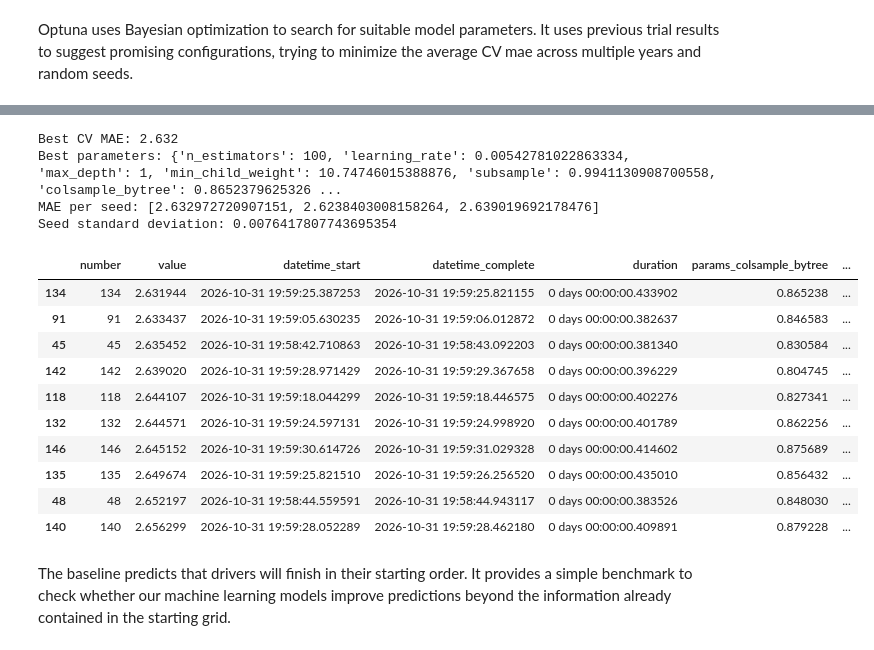
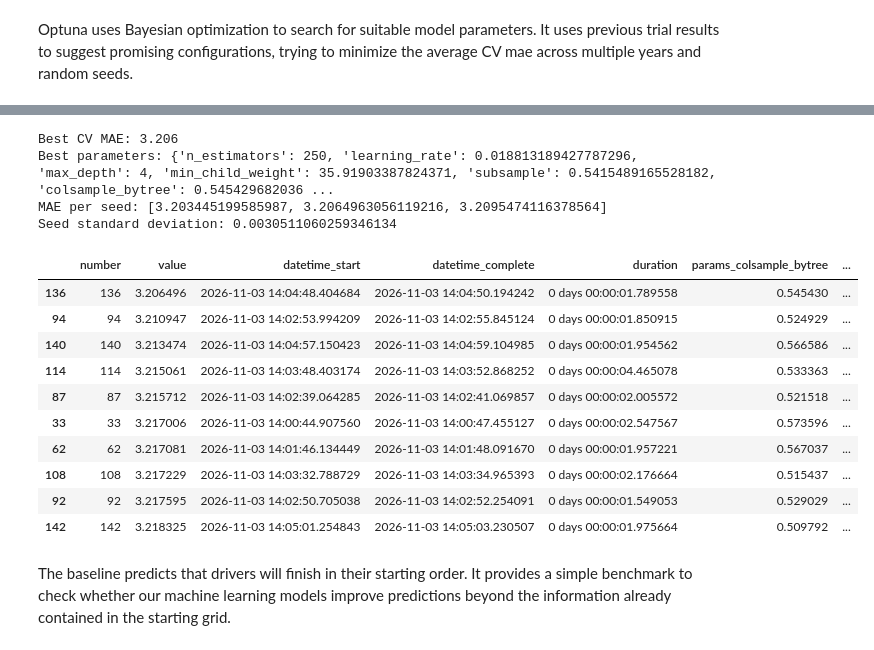
Before and after one commit to ramun-numar/f1-project, a Jupyter notebook: analysis.ipynb, the cells around one changed output, grey strips where cells are left out. Saved outputs shown, nothing was run; the diff lists cells and outputs as text; code cells hidden in the pictures.

Commit message:
important update regarding information leakage into the ML model

```diff
--- a/analysis.ipynb
+++ b/analysis.ipynb
@@ -507,7 +507,7 @@ cv_results = []
 # split 3: 2019 - 23 train, 2024 valid
 for split in cv_splits:
     train = split["train"]
-    valid = split["valid"]
+    valid = split["valid"].sort_values(["raceId", "driverId"])
 
 
     # each fold trains its own model. Clone clones the whole pipeline from model, s.t. no model learns from the others
@@ -578,7 +578,7 @@ cv_results = []
 
 for split in cv_splits:
     train = split["train"]
-    valid = split["valid"]
+    valid = split["valid"].sort_values(["raceId", "driverId"])
 
     fold_model = clone(model)
 
@@ -634,7 +634,7 @@ cv_results = []
 
 for split in cv_splits:
     train = split["train"]
-    valid = split["valid"]
+    valid = split["valid"].sort_values(["raceId", "driverId"])
 
     fold_model = clone(model)
 
@@ -706,7 +706,10 @@ def objective(trial):
         # takes the defined data splits
         for split in cv_splits:
             train = split["train"]
-            valid = split["valid"]
+
+            # this is an incredible important addition, to make sure, that we don't use information of the races based on the order of the drivers in the data set.
+            # This makes sure that the drivers are sorted in a non-biased way, e.g. ther driverId/name
+            valid = split["valid"].sort_values(["raceId", "driverId"])
 
             # create a new Pipeline for each candidate, which represents some "arbitrary" setting of the parametes
             # here we need to clone the preprocessor, which happens above in the clone(model),
@@ -789,18 +792,18 @@ display(study.trials_dataframe().sort_values("value").head(10))
-Best CV MAE: 2.632
-Best parameters: {'n_estimators': 100, 'learning_rate': 0.00542781022863334, 'max_depth': 1, 'min_child_weight': 10.74746015388876, 'subsample': 0.9941130908700558, 'colsample_bytree': 0.8652379625326 ...
-MAE per seed: [2.632972720907151, 2.6238403008158264, 2.639019692178476]
-Seed standard deviation: 0.0076417807743695354
+Best CV MAE: 3.206
+Best parameters: {'n_estimators': 250, 'learning_rate': 0.018813189427787296, 'max_depth': 4, 'min_child_weight': 35.91903387824371, 'subsample': 0.5415489165528182, 'colsample_bytree': 0.545429682036 ...
+MAE per seed: [3.203445199585987, 3.2064963056119216, 3.2095474116378564]
+Seed standard deviation: 0.0030511060259346134
 |  | number | value | datetime_start | datetime_complete | duration | params_colsample_bytree | ... |
-| 134 | 134 | 2.631944 | 2026-10-31 19:59:25.387253 | 2026-10-31 19:59:25.821155 | 0 days 00:00:00.433902 | 0.865238 | ... |
-| 91 | 91 | 2.633437 | 2026-10-31 19:59:05.630235 | 2026-10-31 19:59:06.012872 | 0 days 00:00:00.382637 | 0.846583 | ... |
-| 45 | 45 | 2.635452 | 2026-10-31 19:58:42.710863 | 2026-10-31 19:58:43.092203 | 0 days 00:00:00.381340 | 0.830584 | ... |
-| 142 | 142 | 2.639020 | 2026-10-31 19:59:28.971429 | 2026-10-31 19:59:29.367658 | 0 days 00:00:00.396229 | 0.804745 | ... |
-| 118 | 118 | 2.644107 | 2026-10-31 19:59:18.044299 | 2026-10-31 19:59:18.446575 | 0 days 00:00:00.402276 | 0.827341 | ... |
-| 132 | 132 | 2.644571 | 2026-10-31 19:59:24.597131 | 2026-10-31 19:59:24.998920 | 0 days 00:00:00.401789 | 0.862256 | ... |
-| 146 | 146 | 2.645152 | 2026-10-31 19:59:30.614726 | 2026-10-31 19:59:31.029328 | 0 days 00:00:00.414602 | 0.875689 | ... |
-| 135 | 135 | 2.649674 | 2026-10-31 19:59:25.821510 | 2026-10-31 19:59:26.256520 | 0 days 00:00:00.435010 | 0.856432 | ... |
-| 48 | 48 | 2.652197 | 2026-10-31 19:58:44.559591 | 2026-10-31 19:58:44.943117 | 0 days 00:00:00.383526 | 0.848030 | ... |
-| 140 | 140 | 2.656299 | 2026-10-31 19:59:28.052289 | 2026-10-31 19:59:28.462180 | 0 days 00:00:00.409891 | 0.879228 | ... |
+| 136 | 136 | 3.206496 | 2026-11-03 14:04:48.404684 | 2026-11-03 14:04:50.194242 | 0 days 00:00:01.789558 | 0.545430 | ... |
+| 94 | 94 | 3.210947 | 2026-11-03 14:02:53.994209 | 2026-11-03 14:02:55.845124 | 0 days 00:00:01.850915 | 0.524929 | ... |
+| 140 | 140 | 3.213474 | 2026-11-03 14:04:57.150423 | 2026-11-03 14:04:59.104985 | 0 days 00:00:01.954562 | 0.566586 | ... |
+| 114 | 114 | 3.215061 | 2026-11-03 14:03:48.403174 | 2026-11-03 14:03:52.868252 | 0 days 00:00:04.465078 | 0.533363 | ... |
+| 87 | 87 | 3.215712 | 2026-11-03 14:02:39.064285 | 2026-11-03 14:02:41.069857 | 0 days 00:00:02.005572 | 0.521518 | ... |
+| 33 | 33 | 3.217006 | 2026-11-03 14:00:44.907560 | 2026-11-03 14:00:47.455127 | 0 days 00:00:02.547567 | 0.573596 | ... |
+| 62 | 62 | 3.217081 | 2026-11-03 14:01:46.134449 | 2026-11-03 14:01:48.091670 | 0 days 00:00:01.957221 | 0.567037 | ... |
+| 108 | 108 | 3.217229 | 2026-11-03 14:03:32.788729 | 2026-11-03 14:03:34.965393 | 0 days 00:00:02.176664 | 0.515437 | ... |
+| 92 | 92 | 3.217595 | 2026-11-03 14:02:50.705038 | 2026-11-03 14:02:52.254091 | 0 days 00:00:01.549053 | 0.529029 | ... |
+| 142 | 142 | 3.218325 | 2026-11-03 14:05:01.254843 | 2026-11-03 14:05:03.230507 | 0 days 00:00:01.975664 | 0.509792 | ... |
 # %% [markdown]
 The baseline predicts that drivers will finish in their starting order. It provides a simple benchmark to check whether our machine learning models improve predictions beyond the information already contained in the starting grid.
 # %%
```
Also changed, not shown: parts of 21 cells of this notebook, 1 other file.
